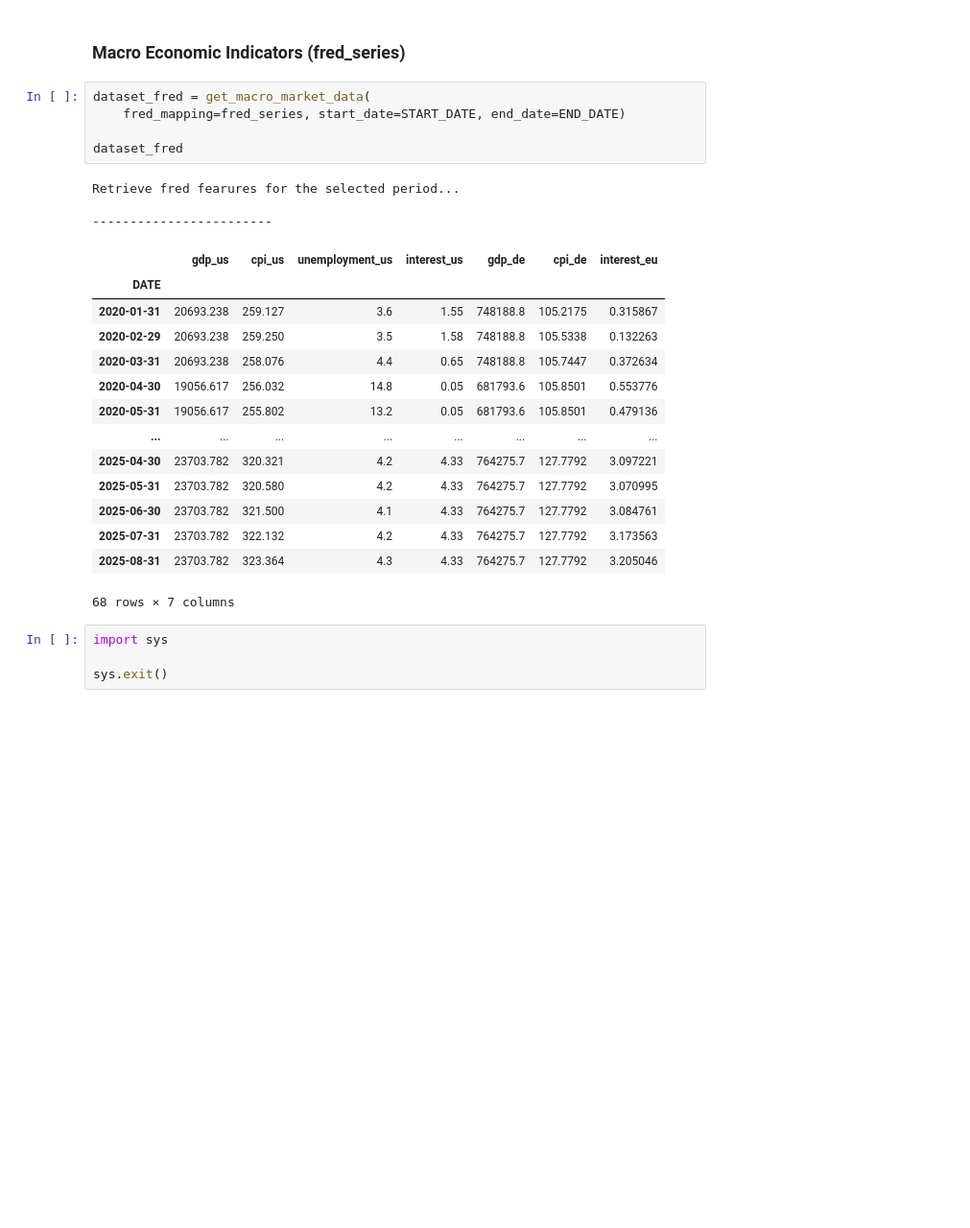
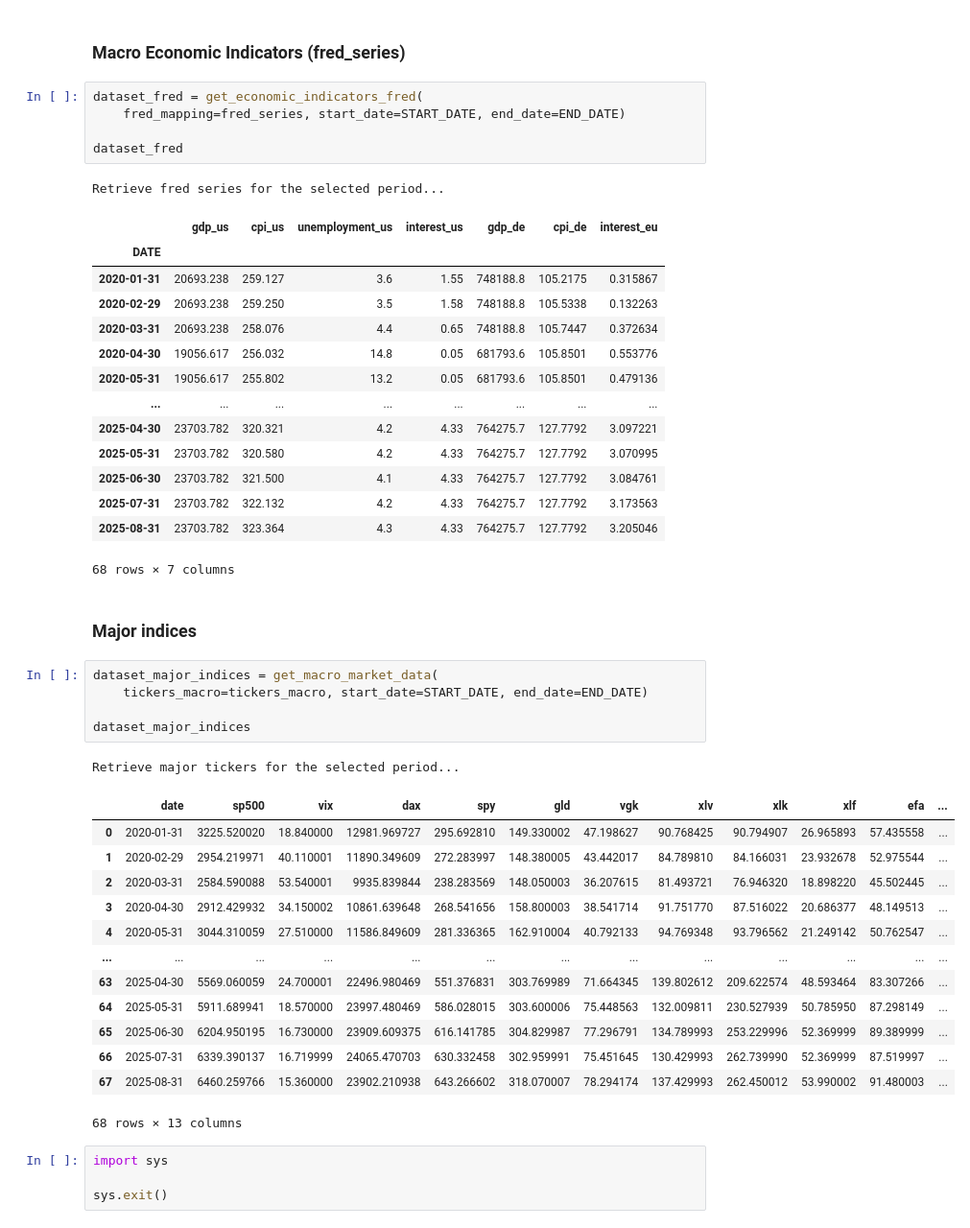
Before and after one commit to terry07/stock-markets-analytics-zoomcamp-project-by-sk, a Jupyter notebook: notebooks/dataset_creation.ipynb, the cells around one changed output. Shown at 96% size. Drawn from its saved outputs; the diff is of its cells as text; blank space fills up the shorter version.

Commit message:
feat: implement 'get_macro_market_data' for extra indicators

```diff
--- a/notebooks/dataset_creation.ipynb
+++ b/notebooks/dataset_creation.ipynb
@@ -318,14 +319,12 @@ Wall time: 19.7 ms
 # %% [markdown]
 ### Macro Economic Indicators (fred_series)
 # %%
-dataset_fred = get_macro_market_data(
+dataset_fred = get_economic_indicators_fred(
     fred_mapping=fred_series, start_date=START_DATE, end_date=END_DATE)
 
 dataset_fred
 # %% [output]
-Retrieve fred fearures for the selected period...
-
-------------------------
+Retrieve fred series for the selected period...
 |  | gdp_us | cpi_us | unemployment_us | interest_us | gdp_de | cpi_de | interest_eu |
 | DATE |  |  |  |  |  |  |  |
 | 2020-01-31 | 20693.238 | 259.127 | 3.6 | 1.55 | 748188.8 | 105.2175 | 0.315867 |
@@ -340,6 +339,28 @@ Retrieve fred fearures for the selected period...
 | 2025-07-31 | 23703.782 | 322.132 | 4.2 | 4.33 | 764275.7 | 127.7792 | 3.173563 |
 | 2025-08-31 | 23703.782 | 323.364 | 4.3 | 4.33 | 764275.7 | 127.7792 | 3.205046 |
 68 rows × 7 columns
+# %% [markdown]
+### Major indices
+# %%
+dataset_major_indices = get_macro_market_data(
+    tickers_macro=tickers_macro, start_date=START_DATE, end_date=END_DATE)
+
+dataset_major_indices
+# %% [output]
+Retrieve major tickers for the selected period...
+|  | date | sp500 | vix | dax | spy | gld | vgk | xlv | xlk | xlf | efa | ... |
+| 0 | 2020-01-31 | 3225.520020 | 18.840000 | 12981.969727 | 295.692810 | 149.330002 | 47.198627 | 90.768425 | 90.794907 | 26.965893 | 57.435558 | ... |
+| 1 | 2020-02-29 | 2954.219971 | 40.110001 | 11890.349609 | 272.283997 | 148.380005 | 43.442017 | 84.789810 | 84.166031 | 23.932678 | 52.975544 | ... |
+| 2 | 2020-03-31 | 2584.590088 | 53.540001 | 9935.839844 | 238.283569 | 148.050003 | 36.207615 | 81.493721 | 76.946320 | 18.898220 | 45.502445 | ... |
+| 3 | 2020-04-30 | 2912.429932 | 34.150002 | 10861.639648 | 268.541656 | 158.800003 | 38.541714 | 91.751770 | 87.516022 | 20.686377 | 48.149513 | ... |
+| 4 | 2020-05-31 | 3044.310059 | 27.510000 | 11586.849609 | 281.336365 | 162.910004 | 40.792133 | 94.769348 | 93.796562 | 21.249142 | 50.762547 | ... |
+| ... | ... | ... | ... | ... | ... | ... | ... | ... | ... | ... | ... | ... |
+| 63 | 2025-04-30 | 5569.060059 | 24.700001 | 22496.980469 | 551.376831 | 303.769989 | 71.664345 | 139.802612 | 209.622574 | 48.593464 | 83.307266 | ... |
+| 64 | 2025-05-31 | 5911.689941 | 18.570000 | 23997.480469 | 586.028015 | 303.600006 | 75.448563 | 132.009811 | 230.527939 | 50.785950 | 87.298149 | ... |
+| 65 | 2025-06-30 | 6204.950195 | 16.730000 | 23909.609375 | 616.141785 | 304.829987 | 77.296791 | 134.789993 | 253.229996 | 52.369999 | 89.389999 | ... |
+| 66 | 2025-07-31 | 6339.390137 | 16.719999 | 24065.470703 | 630.332458 | 302.959991 | 75.451645 | 130.429993 | 262.739990 | 52.369999 | 87.519997 | ... |
+| 67 | 2025-08-31 | 6460.259766 | 15.360000 | 23902.210938 | 643.266602 | 318.070007 | 78.294174 | 137.429993 | 262.450012 | 53.990002 | 91.480003 | ... |
+68 rows × 13 columns
 # %%
 import sys
 
```
Also changed, not shown: parts of 4 cells of this notebook, 2 other files.
